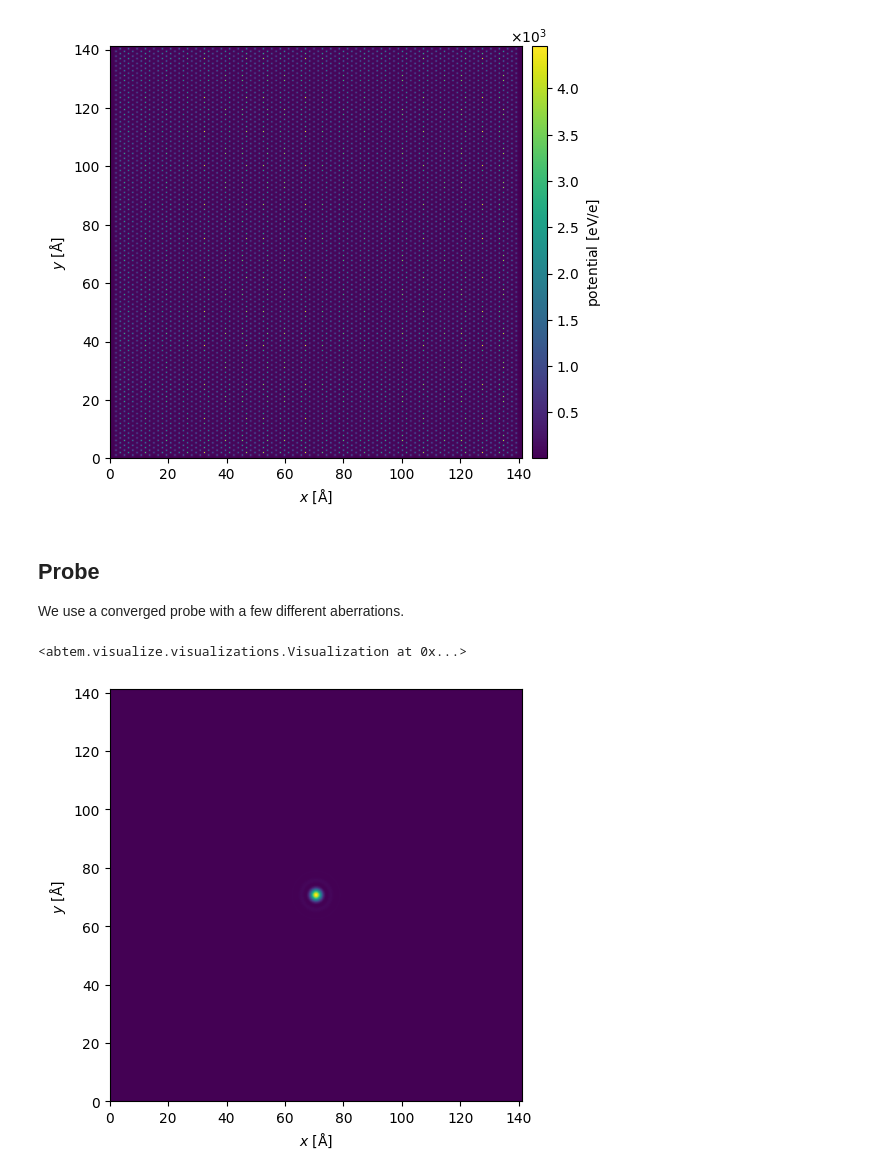
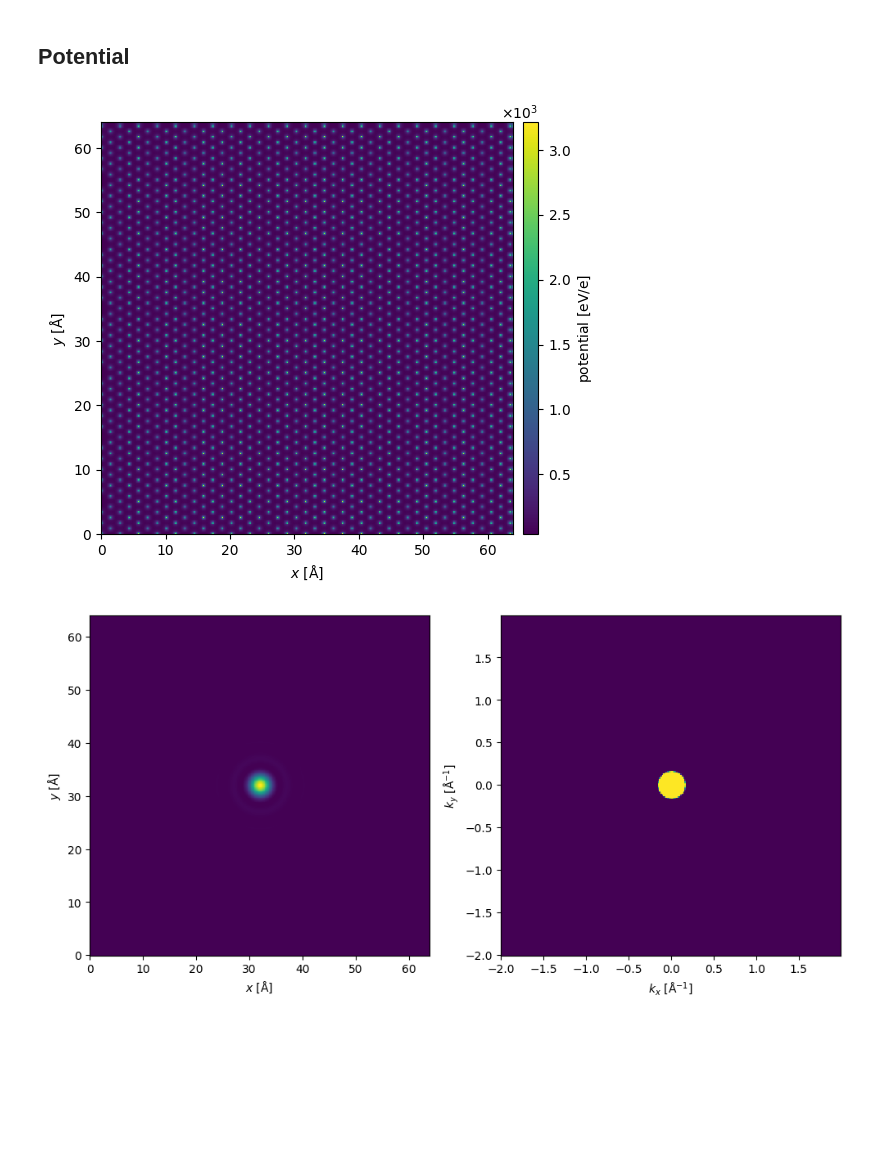
Before and after one commit to curiousbeams/willem-playground, a Jupyter notebook: notebooks/simulation_notebook/crystalline_sample.ipynb, the cells around one changed output. Saved outputs shown, nothing was run; the diff lists cells and outputs as text; code cells hidden in the pictures; blank space fills up the shorter version.

```diff
--- a/notebooks/simulation_notebook/crystalline_sample.ipynb
+++ b/notebooks/simulation_notebook/crystalline_sample.ipynb
@@ -136,0 +13,10 @@ We build the numeric representation of the atomic potentials.
+# %%
+from ase.build import fcc111
+lc=4.08
+unit_cell =abtem.orthogonalize_cell( fcc111('Au', size=(2, 2, 3), a=lc, periodic=True,orthogonal=False))
+super_cell = unit_cell * (12,7,1)
+del super_cell[super_cell.positions[:,0] > 64]
+del super_cell[super_cell.positions[:,1] > 64]
+super_cell.cell[0,0] = 64
+super_cell.cell[1,1] = 64 # make the cells square
+abtem.show_atoms(super_cell)
@@ -137,7 +26,9 @@ We build the numeric representation of the atomic potentials.
+# %% [markdown]
+## Potential
 # %%
 potential = abtem.Potential(
-    nanoparticle_1,
-    sampling=lc/64,
+    super_cell,
+    gpts=(512,512),         # to ensure that the size of diffraction pattern is 512x512
     slice_thickness= lc/8,
     device='cpu',
 ).build(
@@ -148,39 +39,28 @@ potential.show(
     cbar=True
 );
 # %% [output]
-[figure, old version]
+[figure, new version]
-# %% [markdown]
-## Probe
-
-We use a converged probe with a few different aberrations.
 # %%
 energy = 10e3 # eV
 semiangle_cutoff = 20 # mrad
-import cupy as cp
-cp.cuda.Device(1).use()
 
-defocus_magnitude= 0
-coma_magnitude = 0
 
 aberrations = {
-    "C10":defocus_magnitude,
-    "C21":coma_magnitude,
-    "phi21":-0.8,
+    "C10":0,
 }
 
-# 2x2 probes ensemble
 probes = abtem.Probe(
     energy=energy,
     semiangle_cutoff=semiangle_cutoff,
     aberrations=aberrations,
     device='cpu',
 ).match_grid(
     potential
 )
 
-probes.show(
-    explode=True
-)
+fig, axs = plt.subplots(1,2,figsize=(10,5))
+probes.show(ax=axs[0])
+probes.build().diffraction_patterns(max_angle=None).crop(gpts=(256,256)).show(ax=axs[1])
+fig.tight_layout()
 # %% [output]
-<abtem.visualize.visualizations.Visualization at 0x...>
-[figure, old version]
+[figure, new version]
```
Also changed, not shown: parts of 19 cells of this notebook.
